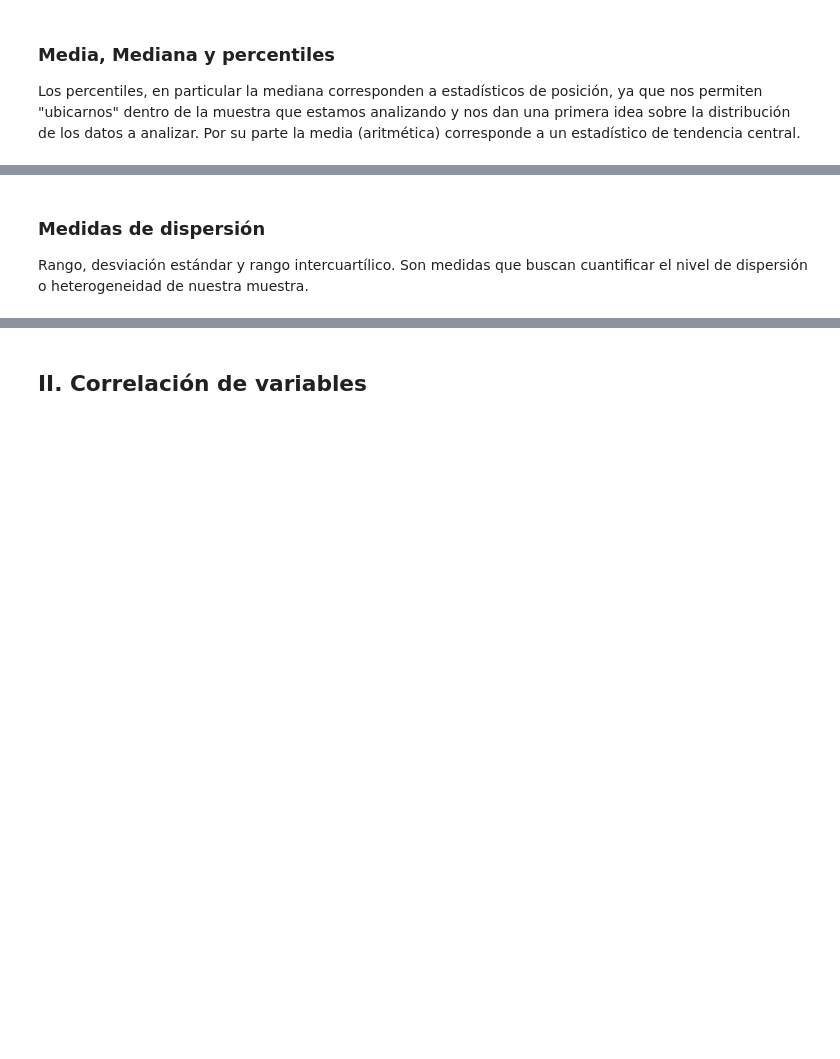
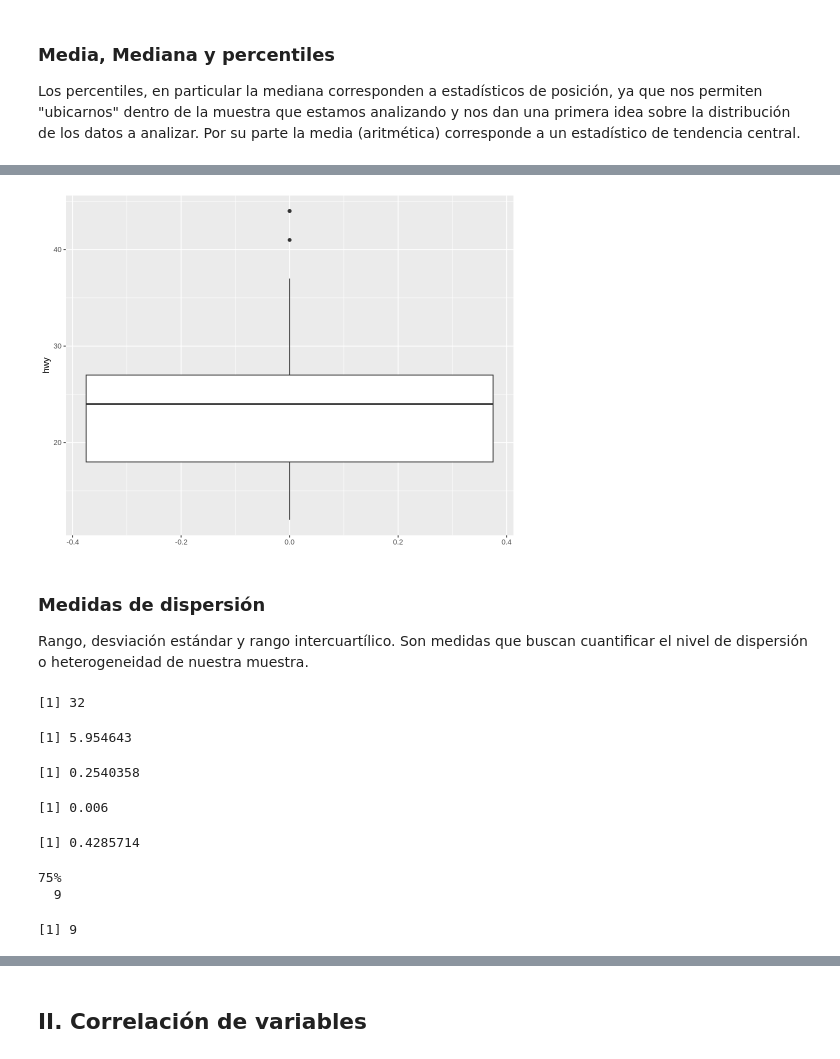
Before and after one commit to majorquev/DBDC_202409_Programacion_en_R_para_ciencia_de_datos, a Jupyter notebook: Clases/C6/Clase6_1_Estadisticos_descriptivos_y_correlación.ipynb, the cells around one changed output, grey strips where cells are left out. Saved outputs shown, nothing was run; the diff lists cells and outputs as text; code cells hidden in the pictures; blank space fills up the shorter version.

```diff
--- a/Clases/C6/Clase6_1_Estadisticos_descriptivos_y_correlación.ipynb
+++ b/Clases/C6/Clase6_1_Estadisticos_descriptivos_y_correlación.ipynb
@@ -63,5 +93,23 @@ print(paste("La mediana es: ", median(mpg$hwy)))
 # %%
 # recordar que podemos visualizar los cuartiles en un boxplot
+mpg %>%
+  ggplot() +
+  aes(y = hwy) +
+  geom_boxplot()
+# %% [output]
+[figure, added]
 # %% [markdown]
 ### Medidas de dispersión
 Rango, desviación estándar  y rango intercuartílico. Son medidas que buscan cuantificar el nivel de dispersión o heterogeneidad de nuestra muestra.
+# %%
+# medidas de dispersión ---------------
+
+# Rango
+max(mpg$hwy) - min(mpg$hwy)
+
+# Cómo saber cuál es el auto que tiene el menor rendimiento en carretera
+# Desviación estándar
+sd(mpg$hwy) # Podemos decir "que en promedio los rendimientos 'distan' de la media en 6 millas por galon".
+# %% [output]
+[1] 32
+[1] 5.954643
@@ -68 +119,26 @@ Rango, desviación estándar  y rango intercuartílico. Son medidas que buscan c
+# %%
+# Coef de variación = desviación estandar / |promedio|
+  sd(mpg$hwy)/abs(mean(mpg$hwy))
+# %% [output]
+[1] 0.2540358
+# %%
+# Muestra A: sd = 300000, mean = 50000000
+# Muestra B: sd = 300000, mean = 700000
+
+(cv_A = 300000/50000000)
+(cv_B = 300000/700000)
+# %% [output]
+[1] 0.006
+[1] 0.4285714
+# %%
+# Rango Inter-cuartílico
+# Corresponde a la diferencia entre el percentil 75 y el percetil 25. Reppresenta el "anchho de la caja" en un boxplot.
+
+quantile(mpg$hwy,0.75) - quantile(mpg$hwy,0.25)
+IQR(mpg$hwy)
+# Corresponde al rango del 50% central de la muestra.
+# %% [output]
+75%
+  9
+[1] 9
 # %%
```
Also changed, not shown: parts of 16 cells of this notebook.
